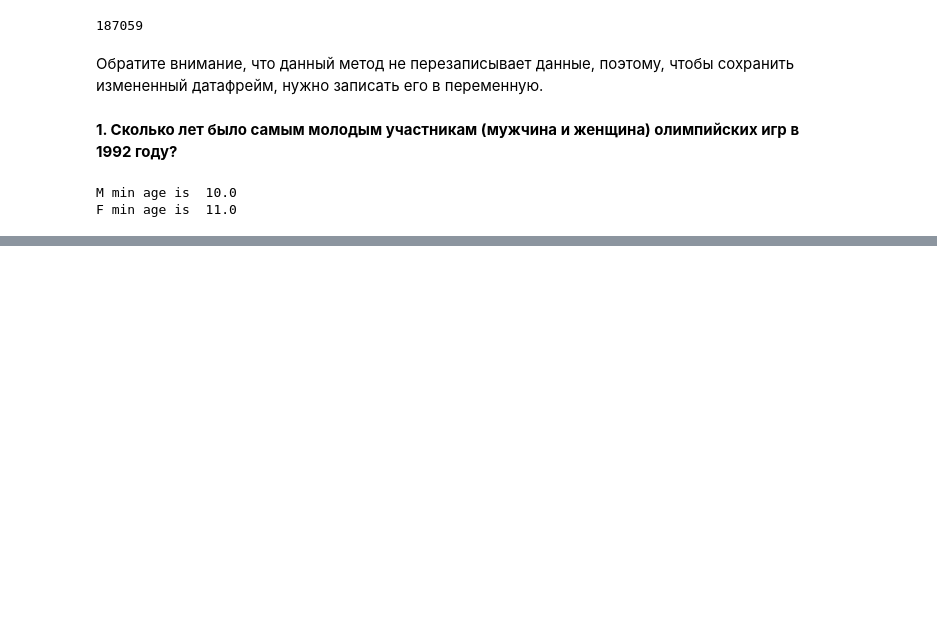
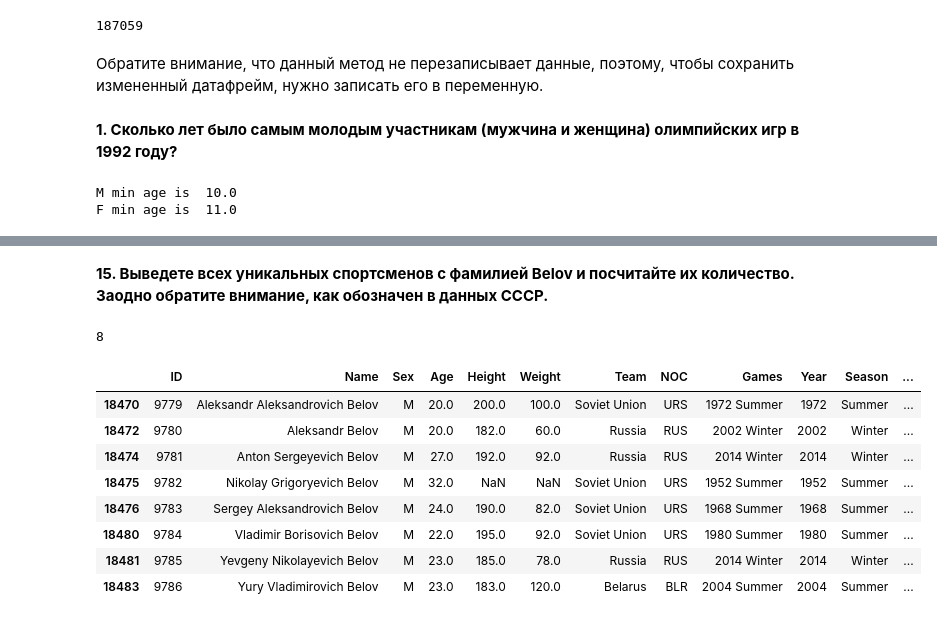
Before and after one commit to innokeny/skillfactory_hack, a Jupyter notebook: факлуьтатив/3lab/3lab.ipynb, the cells around one changed output, grey strips where cells are left out. Cells and saved outputs as stored; diff of their text form; code cells hidden in the pictures; blank space fills up the shorter version.

```diff
--- a/факлуьтатив/3lab/3lab.ipynb
+++ b/факлуьтатив/3lab/3lab.ipynb
@@ -262,0 +243,20 @@ __20. Проверьте, выиграла ли принимающая стра
+# %% [markdown]
+**15. Выведете всех уникальных спортсменов с фамилией Belov и посчитайте их количество. Заодно обратите внимание, как обозначен в данных СССР.**
+# %%
+belovs = data[data['Name'].str.contains('Belov')]
+belovs = belovs.drop_duplicates(subset='Name')
+belovs = belovs[belovs['Sex'] == 'M']
+
+print(belovs.shape[0], '\n')
+belovs
+# %% [output]
+8
+|  | ID | Name | Sex | Age | Height | Weight | Team | NOC | Games | Year | Season | ... |
+| 18470 | 9779 | Aleksandr Aleksandrovich Belov | M | 20.0 | 200.0 | 100.0 | Soviet Union | URS | 1972 Summer | 1972 | Summer | ... |
+| 18472 | 9780 | Aleksandr Belov | M | 20.0 | 182.0 | 60.0 | Russia | RUS | 2002 Winter | 2002 | Winter | ... |
+| 18474 | 9781 | Anton Sergeyevich Belov | M | 27.0 | 192.0 | 92.0 | Russia | RUS | 2014 Winter | 2014 | Winter | ... |
+| 18475 | 9782 | Nikolay Grigoryevich Belov | M | 32.0 | NaN | NaN | Soviet Union | URS | 1952 Summer | 1952 | Summer | ... |
+| 18476 | 9783 | Sergey Aleksandrovich Belov | M | 24.0 | 190.0 | 82.0 | Soviet Union | URS | 1968 Summer | 1968 | Summer | ... |
+| 18480 | 9784 | Vladimir Borisovich Belov | M | 22.0 | 195.0 | 92.0 | Soviet Union | URS | 1980 Summer | 1980 | Summer | ... |
+| 18481 | 9785 | Yevgeny Nikolayevich Belov | M | 23.0 | 185.0 | 78.0 | Russia | RUS | 2014 Winter | 2014 | Winter | ... |
+| 18483 | 9786 | Yury Vladimirovich Belov | M | 23.0 | 183.0 | 120.0 | Belarus | BLR | 2004 Summer | 2004 | Summer | ... |
```
Also changed, not shown: parts of 76 cells of this notebook, 3 other files.
